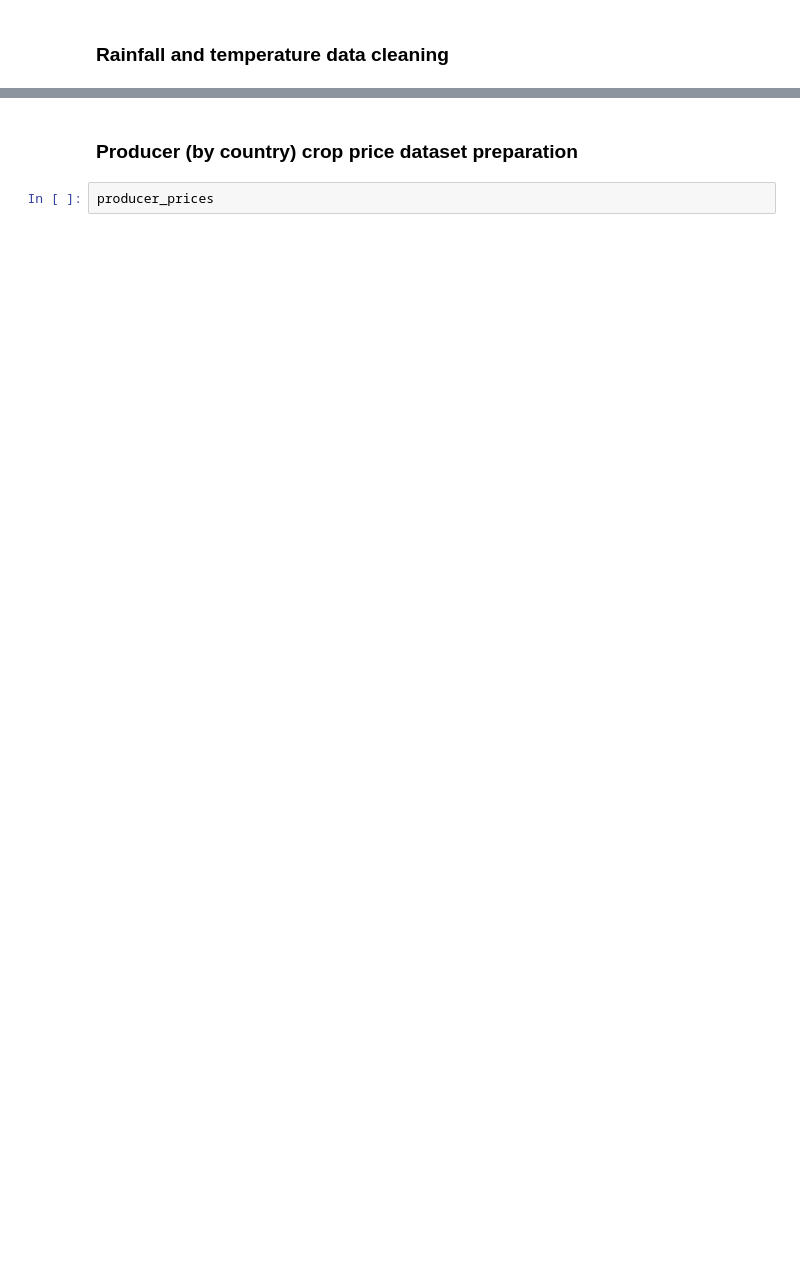
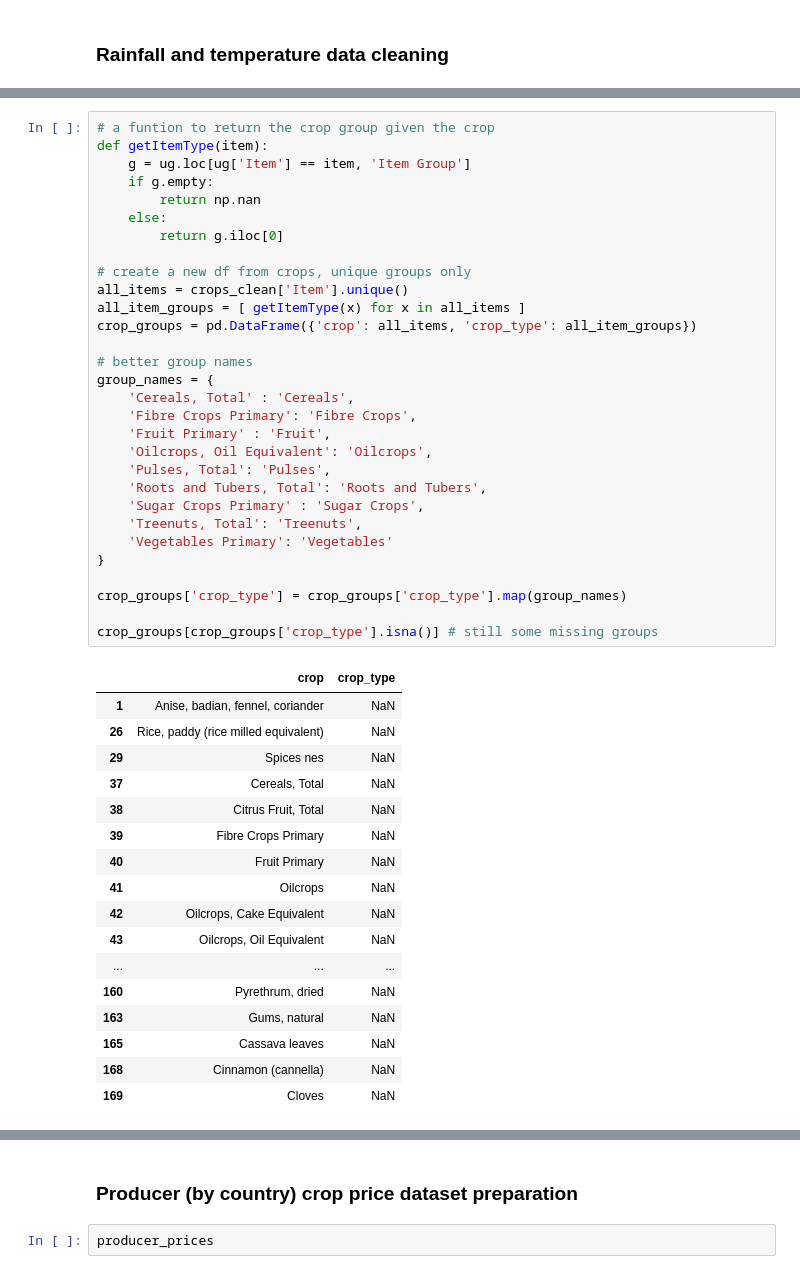
Before and after one commit to sidharrth2002/crops-and-caffeine, a Jupyter notebook: DataPreprocessing.ipynb, the cells around one changed output, grey strips where cells are left out. Cells and saved outputs as stored; diff of their text form; blank space fills up the shorter version.

Commit message:
Cleaning updates
cleaned temperature and rainfall
added crop groups

```diff
--- a/DataPreprocessing.ipynb
+++ b/DataPreprocessing.ipynb
@@ -96,0 +303,48 @@ Index(['Temperature - (Celsius)', 'Year', 'Statistics', 'Country', 'ISO3',
+# %%
+# a funtion to return the crop group given the crop
+def getItemType(item):
+    g = ug.loc[ug['Item'] == item, 'Item Group']
+    if g.empty:
+        return np.nan
+    else:
+        return g.iloc[0]
+
+# create a new df from crops, unique groups only
+all_items = crops_clean['Item'].unique()
+all_item_groups = [ getItemType(x) for x in all_items ]
+crop_groups = pd.DataFrame({'crop': all_items, 'crop_type': all_item_groups})
+
+# better group names
+group_names = {
+    'Cereals, Total' : 'Cereals',
+    'Fibre Crops Primary': 'Fibre Crops',
+    'Fruit Primary' : 'Fruit',
+    'Oilcrops, Oil Equivalent': 'Oilcrops',
+    'Pulses, Total': 'Pulses',
+    'Roots and Tubers, Total': 'Roots and Tubers',
+    'Sugar Crops Primary' : 'Sugar Crops',
+    'Treenuts, Total': 'Treenuts',
+    'Vegetables Primary': 'Vegetables'
+}
+
+crop_groups['crop_type'] = crop_groups['crop_type'].map(group_names)
+
+crop_groups[crop_groups['crop_type'].isna()] # still some missing groups
+# %% [output]
+|  | crop | crop_type |
+| 1 | Anise, badian, fennel, coriander | NaN |
+| 26 | Rice, paddy (rice milled equivalent) | NaN |
+| 29 | Spices nes | NaN |
+| 37 | Cereals, Total | NaN |
+| 38 | Citrus Fruit, Total | NaN |
+| 39 | Fibre Crops Primary | NaN |
+| 40 | Fruit Primary | NaN |
+| 41 | Oilcrops | NaN |
+| 42 | Oilcrops, Cake Equivalent | NaN |
+| 43 | Oilcrops, Oil Equivalent | NaN |
+| ... | ... | ... |
+| 160 | Pyrethrum, dried | NaN |
+| 163 | Gums, natural | NaN |
+| 165 | Cassava leaves | NaN |
+| 168 | Cinnamon (cannella) | NaN |
+| 169 | Cloves | NaN |
```
Also changed, not shown: parts of 23 cells of this notebook, 4 other files.
